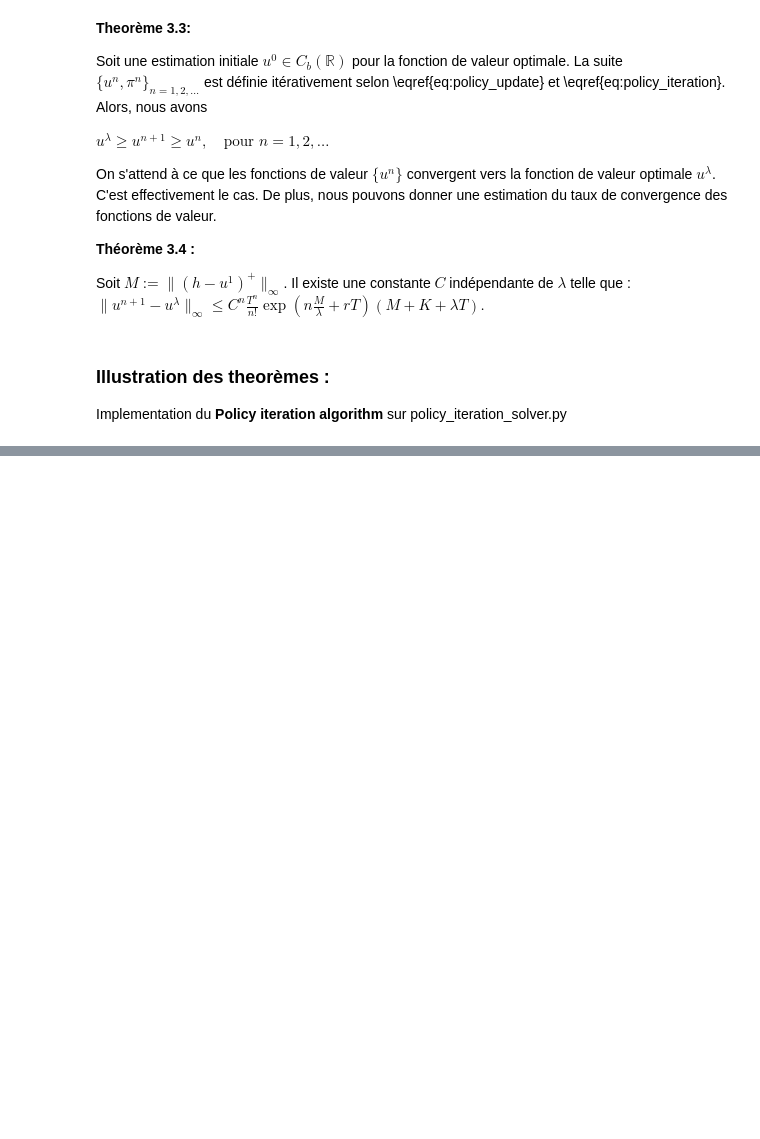
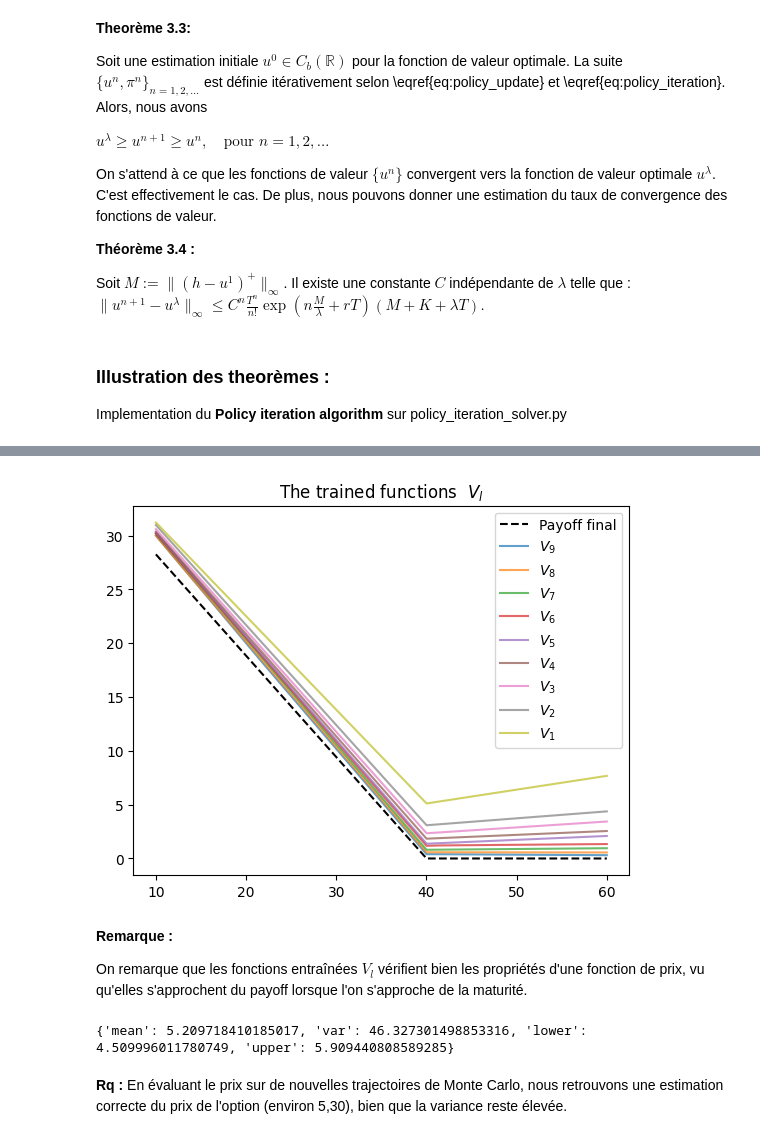
Before and after one commit to Simolams/Machine-learning-et-contr-le-stochastique, a Jupyter notebook: RL.ipynb, the cells around one changed output, grey strips where cells are left out. Saved outputs shown, nothing was run; the diff lists cells and outputs as text; code cells hidden in the pictures; blank space fills up the shorter version.

```diff
--- a/RL.ipynb
+++ b/RL.ipynb
@@ -201,0 +217,3 @@ Algorithm 4.1 : Policy Iteration for Optimal Stopping Problem
+# %%
+Phi_functions,optimizers = Phi_NN(K,N)
+evaluation = train_evaluate(n_iteration,0.05,Phi_functions,optimizers,S_samples)
@@ -201,0 +238,42 @@ Algorithm 4.1 : Policy Iteration for Optimal Stopping Problem
+# %%
+xx = np.linspace(10, 60, 10000).astype(np.float32)
+
+plt.plot(xx, payoff_phi(N, xx), label="Payoff final", color='black', linestyle='dashed')
+
+for l in range(N-2,-1,-1):
+    # Plot Continuation Functions (C_n)
+    xx_tensor = torch.tensor(xx).reshape(-1, 1).to("cuda" if torch.cuda.is_available() else "cpu")
+    Cn =Phi_functions[l](xx_tensor).detach().cpu().numpy().flatten()
+    plt.plot(xx, Cn, label=fr"$V_{l+1}$", alpha=0.7)
+    plt.legend()
+plt.title('The trained functions  $V_l$')
+plt.savefig('trained_functions.png')
+# %% [output]
+[figure, added]
+# %% [markdown]
+**Remarque :**
+
+
+On remarque que les fonctions entraînées $V_{l}$  vérifient bien les propriétés d'une fonction de prix, vu qu'elles s'approchent du payoff lorsque l'on s'approche de la maturité.
+# %%
+# Estimation du prix par Monte carlo en utilisant les fonctions V_l
+S_samples = generate_black_scholes_paths(N-1,2**8).T
+price,list_price = calculate_price(Phi_functions,S_samples)
+
+
+sample = list_price
+mean = np.mean(sample)
+var = np.var(sample, ddof=1)
+alpha = 1 - 0.9
+quantile = stats.norm.ppf(1 - alpha/2)  # fonction quantile
+ci_size = quantile * np.sqrt(var / sample.size)
+result = { 'mean': mean, 'var': var,
+            'lower': mean - ci_size,
+            'upper': mean + ci_size }
+
+print(result)
+# %% [output]
+{'mean': 5.209718410185017, 'var': 46.327301498853316, 'lower': 4.509996011780749, 'upper': 5.909440808589285}
+# %% [markdown]
+**Rq :**
+En évaluant le prix sur de nouvelles trajectoires de Monte Carlo, nous retrouvons une estimation correcte du prix de l'option (environ 5,30), bien que la variance reste élevée.
```
Also changed, not shown: parts of 20 cells of this notebook, 15 other files.
